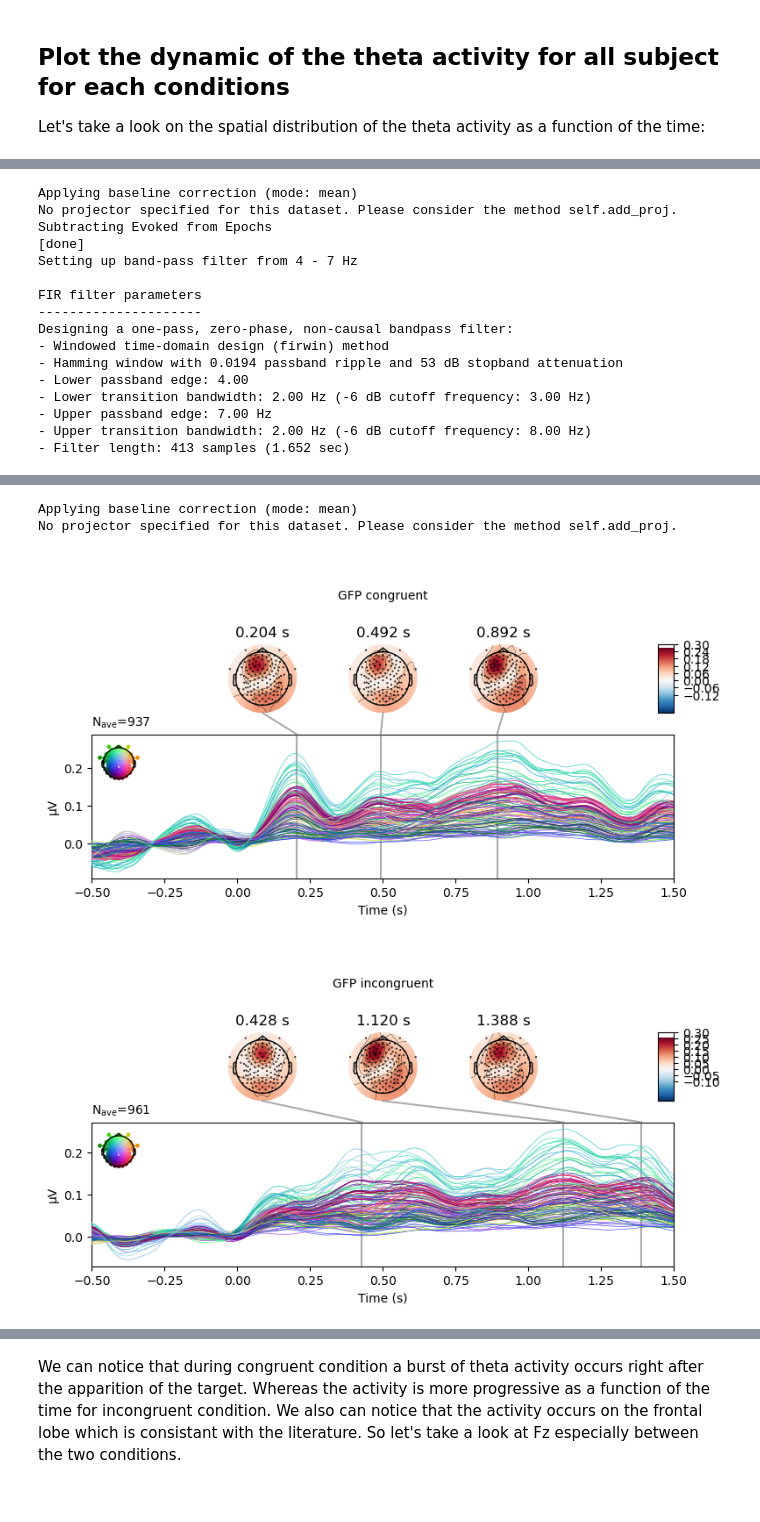
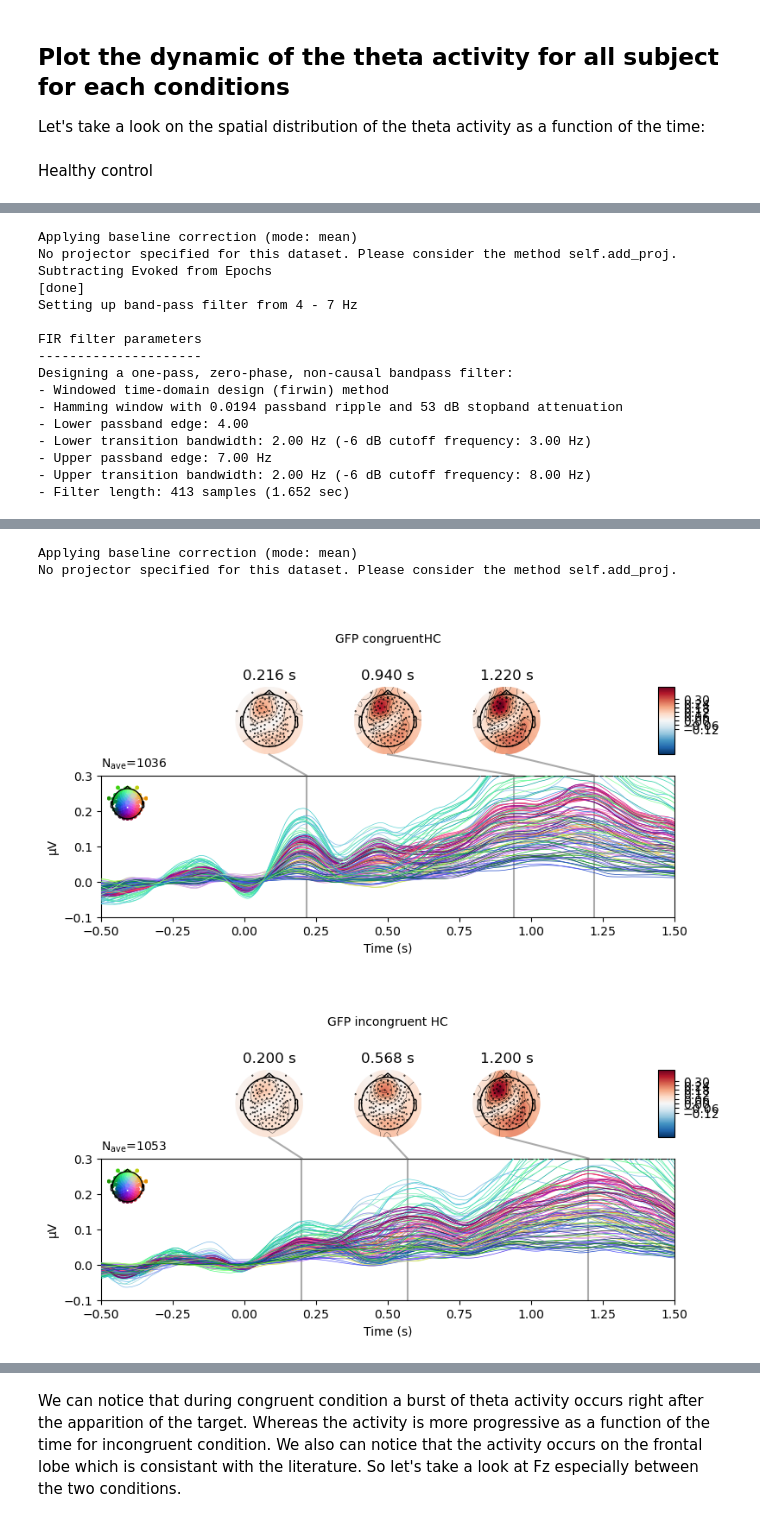
Before and after one commit to Sam54000/preprocessing_theta, a Jupyter notebook: New_MFF_MultiSubjectInluded.ipynb, the cells around one changed output, grey strips where cells are left out. Drawn from its saved outputs; the diff is of its cells as text; code cells hidden in the pictures.

```diff
--- a/New_MFF_MultiSubjectInluded.ipynb
+++ b/New_MFF_MultiSubjectInluded.ipynb
@@ -2,6 +2,7 @@
 # Instantiation of variables and functions
 # %%
 %%capture
+%matplotlib inline
 import numpy as np
 import sys
 import os
@@ -15,7 +16,7 @@ from joblib import Parallel, delayed
 from autoreject import AutoReject
 import pickle
 import sklearn
-
+import seaborn as sns
 import shutil
 from mne_bids import write_raw_bids, BIDSPath, print_dir_tree
 from mne_bids.stats import count_events
@@ -27,19 +28,19 @@ fileComp =               []
 EEG_name =               []
 splitedEEGname =         []
 fileExt  =               []
-subject  =                'HC'
-modality =                '_epo-reviewed.fif'
+subject  =                ['TBI']
+modality =                'epo.fif'
 protocol =                'ATTN'
 session  =                'S1'
 network  =                'executing'
 freq_bands_of_interest = ['theta','alpha']
-electrodes =             ['Fz'       ]
+electrodes =             ['Fz']
 n_ica_components = 80
 ecg_detectionThres = 0.7
-
+resampling = 250
 
 for file in Dataset:
-    if protocol in file and modality in file and subject in file and session in file:
+    if protocol in file and modality in file and any(x in file for x in subject) and session in file:
         fileComp = os.path.splitext(file)
         EEG_name.append(fileComp[0])
         splitedEEGname.append(fileComp[0].split('_'))
@@ -267,7 +268,7 @@ for SelectedFile in range(start,len(EEG_name)):
     ica.exclude = []
     ica.fit(raw)
     # find which ICs match an EOG pattern
-    raw, ica =ica_rejecting_artifacts(raw,FilesInfo,ica,plot=False,plot_result=False,saving=False)
+    raw, ica =ica_rejecting_artifacts(raw,FilesInfo,ica,plot=False,plot_result=True,saving=False)
     # plot ICs applied to raw data, with EOG matches highlighted
 
     SavingNameICA = ''.join([FilesInfo['Subject'][SelectedFile] , '_' ,
@@ -329,7 +330,7 @@ for SelectedFile in range(start,len(EEG_name)):
     ica.apply(raw)
 
     raw.save(os.sep.join([SavingPath,SavingNameICA]),overwrite=True)
-    ica.sav(os.sep.join([SavingPath,SavingNameICA]),overwrite=True)
+    ica.save(os.sep.join([SavingPath,SavingNameICA]),overwrite=True)
 # %% [markdown]
 ## ICA Second review for specific file
 When sometime we nee to review one specific file
@@ -576,7 +589,6 @@ plt.show()
 In other term this will give the Global Field Potential of the theta activity
 # %%
 AcrossSubjects = mne.concatenate_epochs(epochs)
-trans_epochs_cong = mne.EpochsArray(ssd.apply(AcrossSubjects['congruent'].get_data()),AcrossSubjects.info,tmin=-1)
-trans_epochs_incong = mne.EpochsArray(ssd.apply(AcrossSubjects['incongruent'].get_data()),AcrossSubjects.info,tmin=-1)
+trans_epochs = mne.EpochsArray(ssd.apply(AcrossSubjects.get_data()),events=AcrossSubjects.events, info = AcrossSubjects.info,tmin=-1,event_id=AcrossSubjects.event_id)
 # %% [output]
 Not setting metadata
@@ -593,13 +601,15 @@ No baseline correction applied
 # %% [markdown]
 ## Plot the dynamic of the theta activity for all subject for each conditions
 Let's take a look on the spatial distribution of the theta activity as a function of the time:
+# %% [markdown]
+Healthy control
 # %%
-congruent_epo = trans_epochs_cong.copy().subtract_evoked().filter(l_freq=4,h_freq=7).apply_hilbert(envelope=True).apply_baseline(epoch_baseline).crop(tmin=-0.5,tmax=1.5)
+congruent_epo = trans_epochs['congruent'].copy().subtract_evoked().filter(l_freq=4,h_freq=7).apply_hilbert(envelope=True).apply_baseline(epoch_baseline).crop(tmin=-0.5,tmax=1.5)
 congruent_evoked = congruent_epo.copy().average()
-congruent_evoked.plot_joint(title='GFP congruent',show=False)
-incongruent_epo = trans_epochs_incong.copy().subtract_evoked().filter(l_freq=4,h_freq=7).apply_hilbert(envelope=True).apply_baseline(epoch_baseline).crop(tmin=-0.5,tmax=1.5)
+congruent_evoked.plot_joint(title='GFP congruent'  + FilesInfo['Subject'][0],show=False,ts_args={'ylim':{'eeg':[-0.1,0.3]}})
+incongruent_epo = trans_epochs['incongruent'].copy().subtract_evoked().filter(l_freq=4,h_freq=7).apply_hilbert(envelope=True).apply_baseline(epoch_baseline).crop(tmin=-0.5,tmax=1.5)
 incongruent_evoked = incongruent_epo.average()
-incongruent_evoked.plot_joint(title='GFP incongruent',show=False)
+incongruent_evoked.plot_joint(title='GFP incongruent ' + FilesInfo['Subject'][0],show=False,ts_args={'ylim':{'eeg':[-0.1,0.3]}})
 plt.show()
 # %% [output]
 Subtracting Evoked from Epochs
@@ -647,4 +657,4 @@ Designing a one-pass, zero-phase, non-causal bandpass filter:
 Applying baseline correction (mode: mean)
 No projector specified for this dataset. Please consider the method self.add_proj.
-[figure, old version]
+[figure, new version]
-[figure, old version]
+[figure, new version]
```
Also changed, not shown: parts of 26 cells of this notebook.
